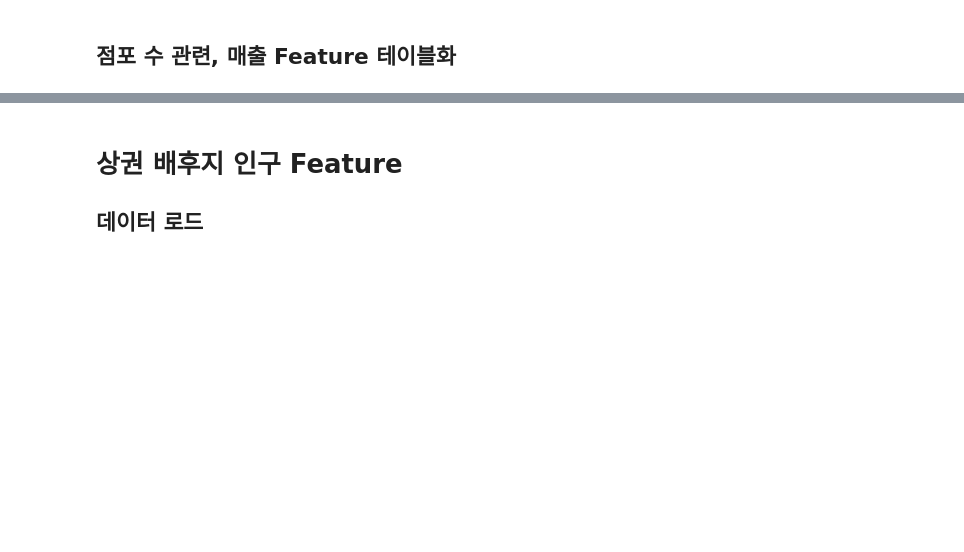
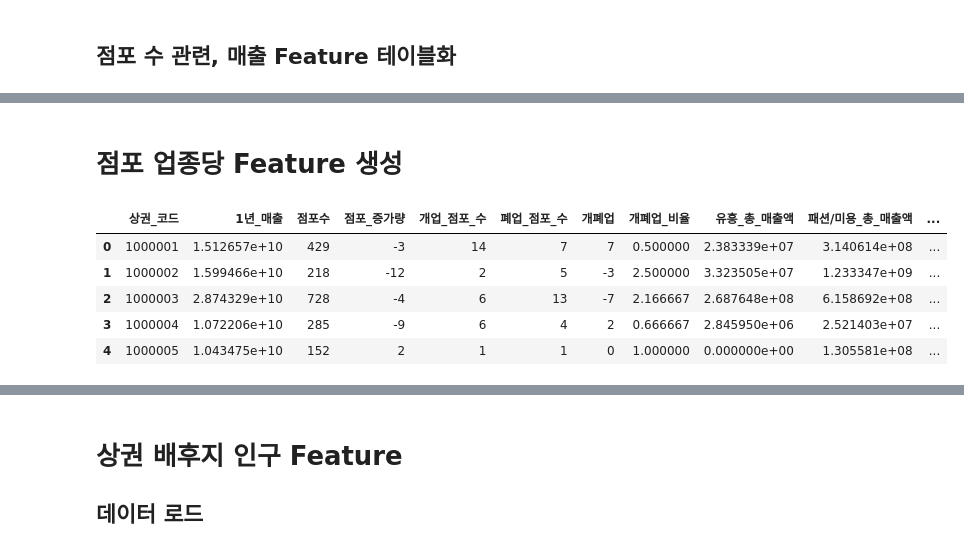
Before and after one commit to unknown-jun/seoul_data_contest, a Jupyter notebook: 상권_발달-지표/[상권발달] 2. 전처리.ipynb, the cells around one changed output, grey strips where cells are left out. Drawn from its saved outputs; the diff is of its cells as text; code cells hidden in the pictures; blank space fills up the shorter version.

```diff
--- a/상권_발달-지표/[상권발달] 2. 전처리.ipynb
+++ b/상권_발달-지표/[상권발달] 2. 전처리.ipynb
@@ -101,0 +139,4 @@ df_full.head()
+# %%
+store = load_data('./data/row_data/서울시 우리마을가게 상권분석서비스(상권-점포).csv')
+store = store[store['기준_년_코드']==2021]
+store.head(3)
@@ -101,0 +148,8 @@ df_full.head()
+# %%
+# 2021년 총 개업 점포수 및 폐업 점포수 도출
+base_store = store.groupby('상권_코드')['개업_점포_수','폐업_점포_수'].sum().reset_index()
+
+# 파생변수 생성
+base_store['개폐업'] = base_store['개업_점포_수'] - base_store['폐업_점포_수']
+base_store['개폐업_비율'] = base_store['폐업_점포_수'] / base_store['개업_점포_수']
+base_store.head()
@@ -101,0 +163,3 @@ df_full.head()
+# %%
+df_full = pd.merge(df_full, base_store, on='상권_코드')
+df_full.head()
@@ -101,0 +173,35 @@ df_full.head()
+# %% [markdown]
+# 점포 업종당 Feature 생성
+# %%
+# 서울시 빅데이터 캠퍼스 반출 자료이기 때문에 공개하지 않습니다.
+origin_df = pd.read_csv('./data/row_data/매출액_데이터.csv')
+income_df = origin_df.iloc[:,20:50]
+
+columns = []
+for col in income_df.columns:
+    columns.append(col[7:])
+
+income_df.columns = columns
+income_df = pd.concat([origin_df['index'], income_df], axis=1)
+# %%
+new_table = pd.DataFrame()
+
+new_table['상권_코드'] = income_df['index']
+new_table['유흥_총_매출액'] = income_df['유흥'] + income_df['숙박']
+new_table['패션/미용_총_매출액'] = income_df['미용서비스'] + income_df['화장품'] + income_df['패션/잡화'] + income_df['의복/의류']
+new_table['교육_총_매출액'] = income_df['유아교육'] + income_df['학원'] + income_df['교육용품']
+new_table['요식_총_매출액'] = income_df['기타요식'] + income_df['한식'] + income_df['일식/중식/양식'] + income_df['제과/커피/패스트푸드']
+new_table['의료_총_매출액'] = income_df['기타의료'] + income_df['병원'] + income_df['약국']
+new_table['자동차_총_매출액'] = income_df['자동차서비스/용품'] + income_df['자동차판매'] + income_df['주유']
+new_table['기타_총_매출액'] = income_df['가전/가구'] + income_df['인테리어'] + income_df['여행'] + income_df['서비스'] + income_df['스포츠/문화/레저'] + income_df['백화점'] + income_df['스포츠/문화/레저용품']
+new_table['유통업_총_매출액'] = income_df['기타유통'] + income_df['음/식료품'] + income_df['편의점'] + income_df['할인점/슈퍼마켓']
+
+df_full = pd.merge(df_full, new_table, on='상권_코드')
+df_full.head()
+# %% [output]
+|  | 상권_코드 | 1년_매출 | 점포수 | 점포_증가량 | 개업_점포_수 | 폐업_점포_수 | 개폐업 | 개폐업_비율 | 유흥_총_매출액 | 패션/미용_총_매출액 | ... |
+| 0 | 1000001 | 1.512657e+10 | 429 | -3 | 14 | 7 | 7 | 0.500000 | 2.383339e+07 | 3.140614e+08 | ... |
+| 1 | 1000002 | 1.599466e+10 | 218 | -12 | 2 | 5 | -3 | 2.500000 | 3.323505e+07 | 1.233347e+09 | ... |
+| 2 | 1000003 | 2.874329e+10 | 728 | -4 | 6 | 13 | -7 | 2.166667 | 2.687648e+08 | 6.158692e+08 | ... |
+| 3 | 1000004 | 1.072206e+10 | 285 | -9 | 6 | 4 | 2 | 0.666667 | 2.845950e+06 | 2.521403e+07 | ... |
+| 4 | 1000005 | 1.043475e+10 | 152 | 2 | 1 | 1 | 0 | 1.000000 | 0.000000e+00 | 1.305581e+08 | ... |
```
Also changed, not shown: parts of 22 cells of this notebook.
